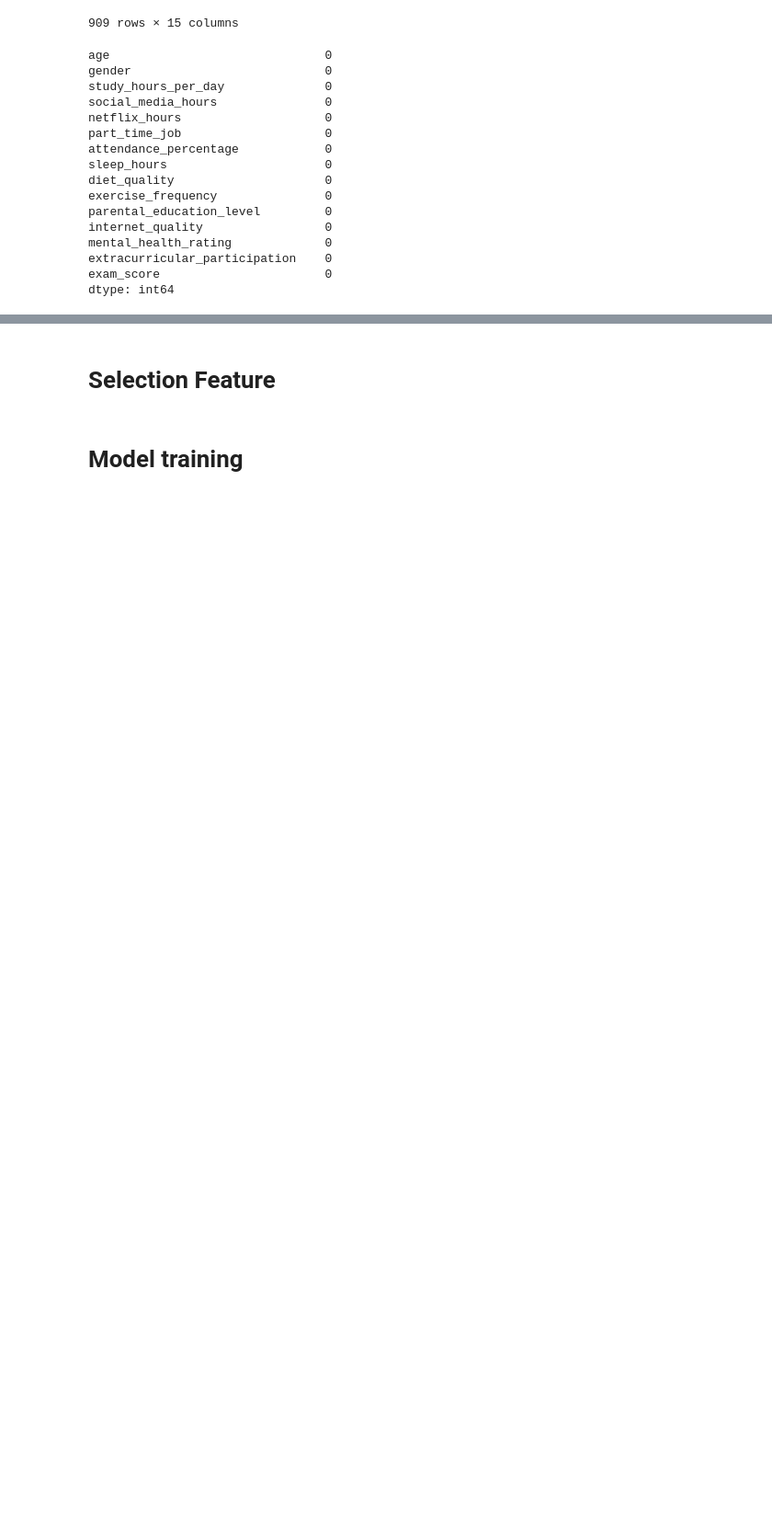
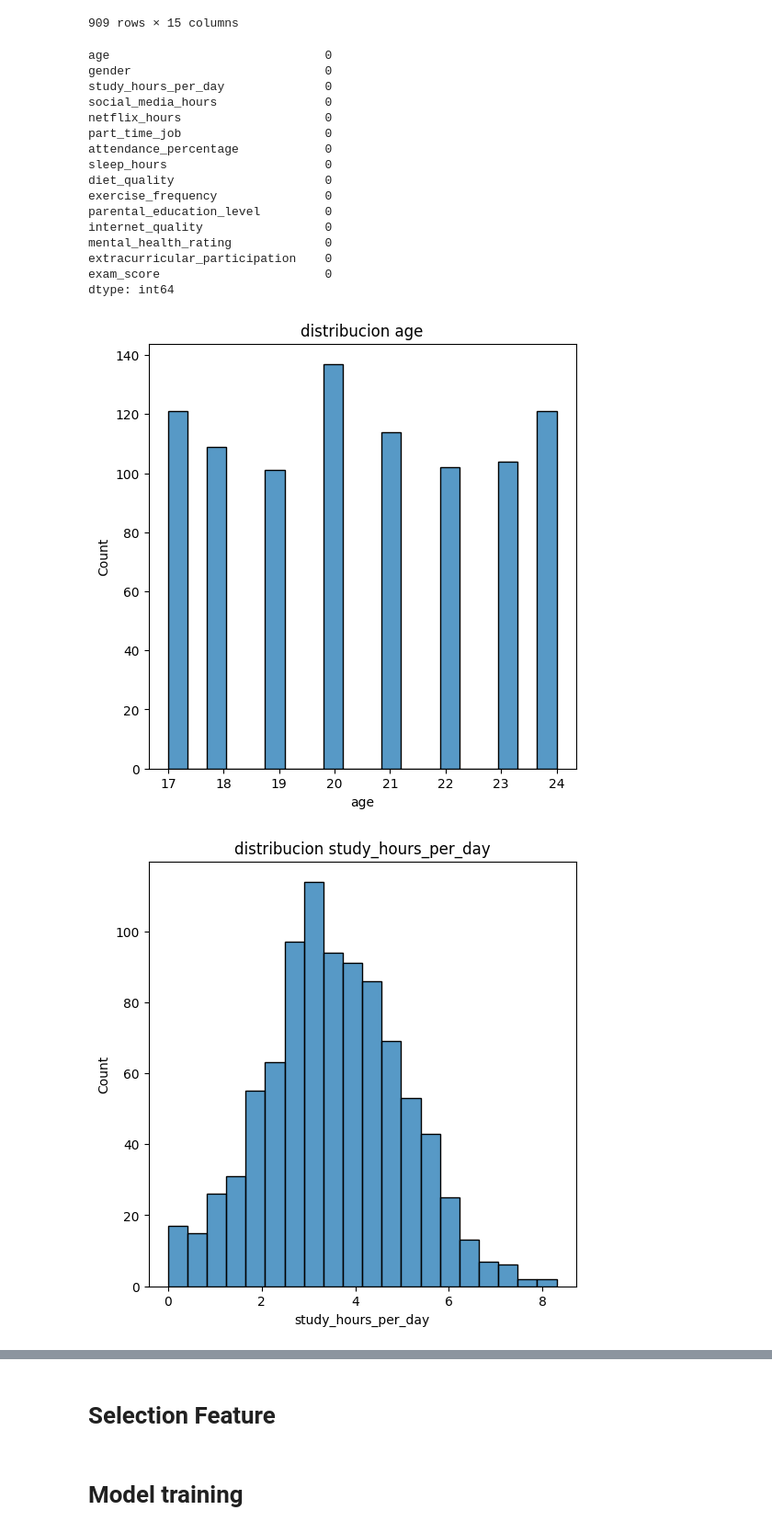
Before and after one commit to bayronbenja/Proyecto_intro_ia, a Jupyter notebook: Codigo_proyecto_ia.ipynb, the cells around one changed output, grey strips where cells are left out. Shown at 92% size. Saved outputs shown, nothing was run; the diff lists cells and outputs as text; code cells hidden in the pictures; blank space fills up the shorter version.

```diff
--- a/Codigo_proyecto_ia.ipynb
+++ b/Codigo_proyecto_ia.ipynb
@@ -109,3 +109,19 @@ mental_health_rating             0
 extracurricular_participation    0
 exam_score                       0
 dtype: int64
+# %%
+# definiremos las variables numericas para el histograma
+data_numerico = data[["age","study_hours_per_day","social_media_hours","netflix_hours","attendance_percentage","sleep_hours","exercise_frequency","mental_health_rating","exam_score"]]
+# %%
+#Distribuiremos las variables númericas a traves de un histograma
+def histograma(data, column):
+    plt.figure(figsize=(6,6))
+    sns.histplot(data[column], bins = 20)
+    plt.title(f"distribucion {column}")
+    plt.show()
+# %%
+for i in data_numerico:
+    histograma(data, i)
+# %% [output]
+[figure, added]
+[figure, added]
```
Also changed, not shown: parts of 23 cells of this notebook.
